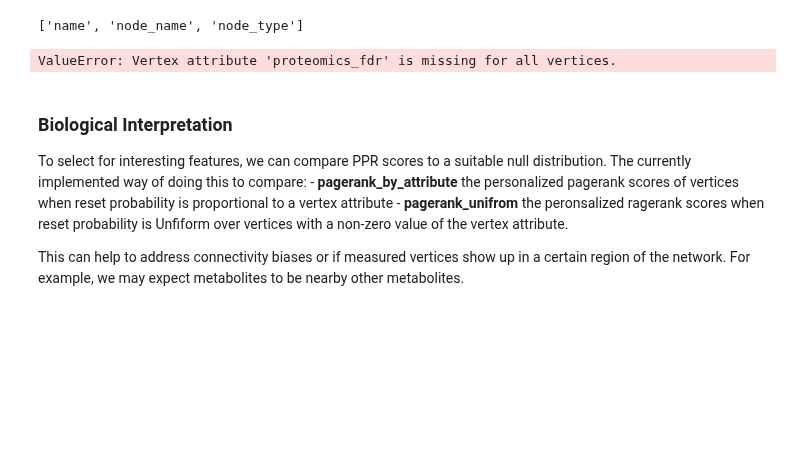
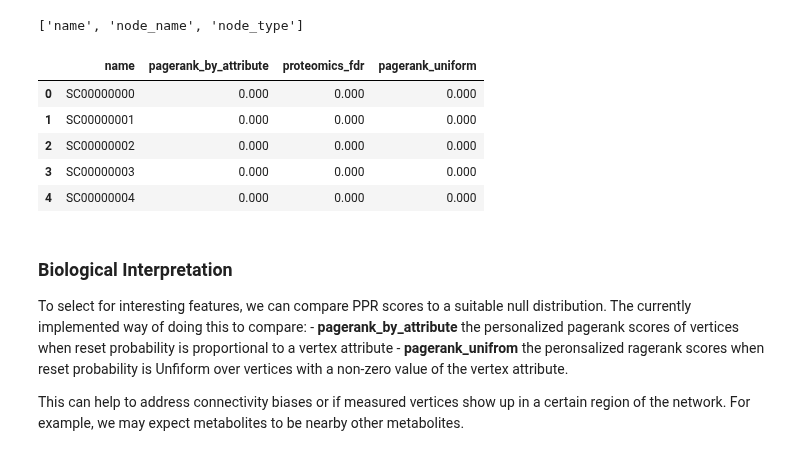
Before and after one commit to napistu/napistu-scrapyard, a Jupyter notebook: applications/forny_2023/napistu_forny.ipynb, the cells around one changed output. Saved outputs shown, nothing was run; the diff lists cells and outputs as text; code cells hidden in the pictures; blank space fills up the shorter version.

```diff
--- a/applications/forny_2023/napistu_forny.ipynb
+++ b/applications/forny_2023/napistu_forny.ipynb
@@ -443,8 +504,19 @@ CUSTOM_TRANSFORMATIONS = {
     "square" : lambda x: x**2
 }
 
-GRAPH_ATTRS = {
+# note that this could have been combined with the LOOSE_GRAPH_ATTRS but we're keeping them separate for clarity
+ADD_GRAPH_ATTRS_SPEC = {
     "species": {
+        "proteomics_fdr": {
+            "table": "proteomics_loose_data",
+            "variable": "fdr",
+            "trans": "hard_thresholded_nlog10",
+        },
+        "transcriptomics_fdr": {
+            "table": "transcriptomics_loose_data",
+            "variable": "fdr",
+            "trans": "hard_thresholded_nlog10",
+        },
         "proteomics_chi_sq": {
             "table": "proteomics_loose_data",
             "variable": "chi_sq",
@@ -464,29 +536,6 @@ GRAPH_ATTRS = {
             "table": "transcriptomics_loose_data",
             "variable": "pval",
             "trans": "nlog10",
-        },
-    },
-    "reactions" : {
-        "string_wt" : {
-            "table" : "string",
-            "variable" : "combined_score",
-            "trans" : "string_inv"
         }
     }
 }
-
-# note that this could have been combined with the LOOSE_GRAPH_ATTRS but we're keeping them separate for clarity
-ADD_GRAPH_ATTRS_SPEC = {
-    "species": {
-        "proteomics_fdr": {
-            "table": "proteomics_loose_data",
-            "variable": "fdr",
-            "trans": "hard_thresholded_nlog10",
-        },
-        "transcriptomics_fdr": {
-            "table": "transcriptomics_loose_data",
-            "variable": "fdr",
-            "trans": "hard_thresholded_nlog10",
-        }
-    }
-}
@@ -617,21 +636,26 @@ for attr in valid_attributes:
 # %%
 netprop_results = dict()
 
 valid_attributes = [x for x in annotated_vertices.columns if x not in invalid_attributes]
 for attribute in valid_attributes:
 
     try:
         netprop_results[attribute] = net_propagation.personalized_pagerank_by_attribute(
-            napistu_graph,
+            working_napistu_graph,
             attribute
         )
     except Exception as e:
         print(f"Error with attribute {attribute}: {e}")
         continue
 
 napistu_utils.style_df(netprop_results[list(netprop_results.keys())[0]].head())
 # %% [output]
-ValueError: Vertex attribute 'proteomics_fdr' is missing for all vertices.
+|  | name | pagerank_by_attribute | proteomics_fdr | pagerank_uniform |
+| 0 | SC00000000 | 0.000 | 0.000 | 0.000 |
+| 1 | SC00000001 | 0.000 | 0.000 | 0.000 |
+| 2 | SC00000002 | 0.000 | 0.000 | 0.000 |
+| 3 | SC00000003 | 0.000 | 0.000 | 0.000 |
+| 4 | SC00000004 | 0.000 | 0.000 | 0.000 |
 # %%
 # combine all results into a single pd.DataFrame
 reorganized_results = dict()
```
Also changed, not shown: parts of 26 cells of this notebook, 6 other files.
